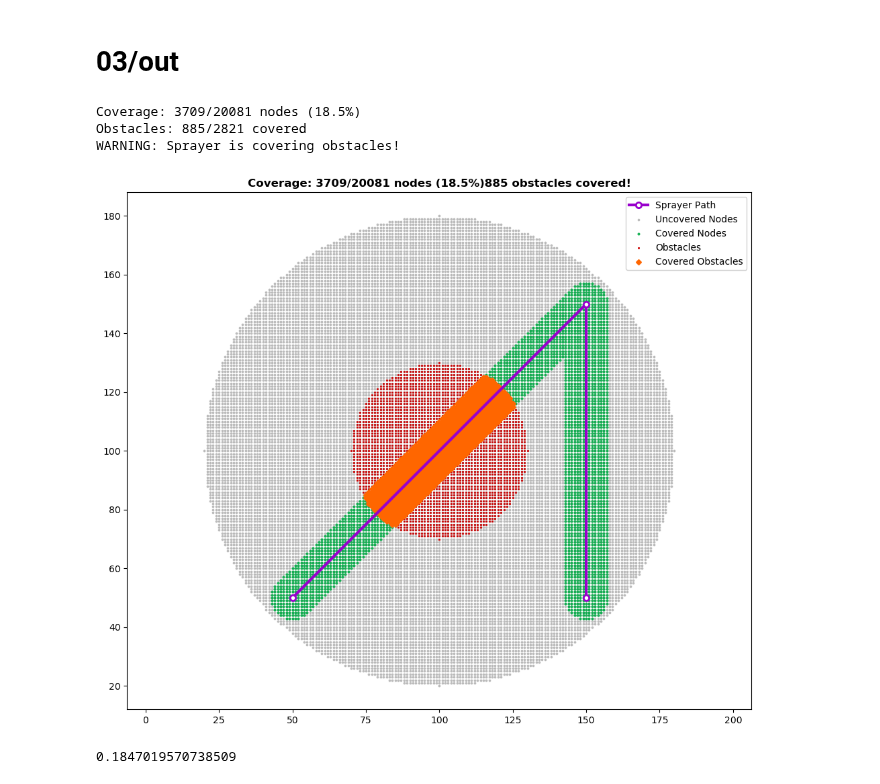
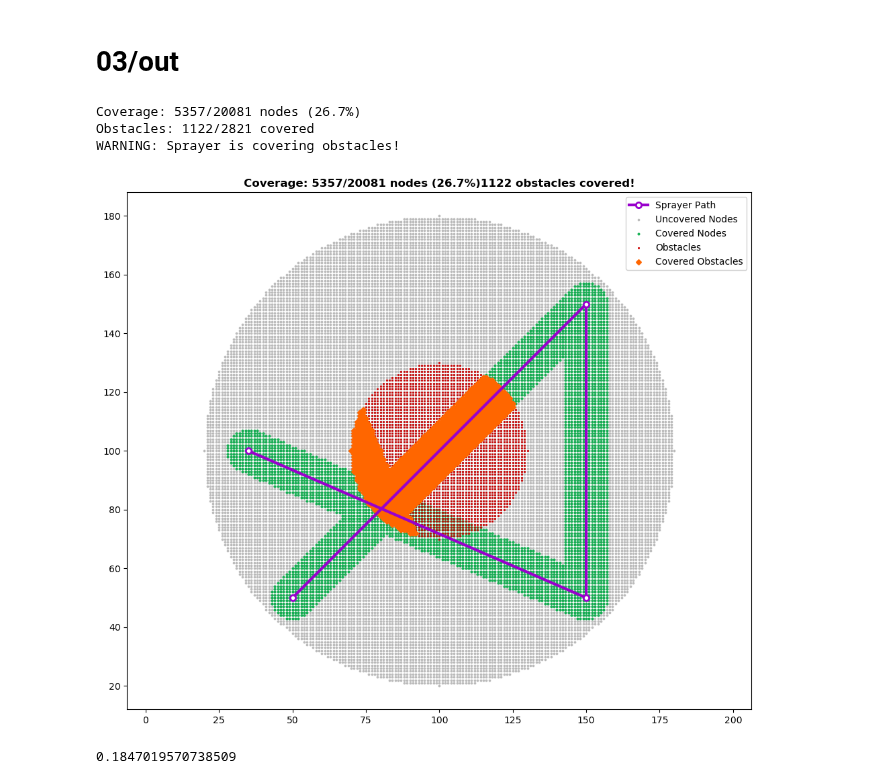
Before and after one commit to Everton-Colombo/MO824-Project, a Jupyter notebook: agricultural_csp/testing.ipynb, the cells around one changed output. Drawn from its saved outputs; the diff is of its cells as text; code cells hidden in the pictures.

```diff
--- a/agricultural_csp/testing.ipynb
+++ b/agricultural_csp/testing.ipynb
@@ -86,13 +86,13 @@ obstacle_nodes = np.argwhere(dist_from_center <= inner_radius)
 circular_inst = AgcspInstance(grid_nodes, obstacle_nodes, 15)
 circular_evaluator = AgcspEvaluator(circular_inst)
 # %%
-path=[(50, 50), (150, 150), (150, 50)]
+path=[(50, 50), (150, 150), (150, 50), (35, 100)]
 display_grid_and_path(circular_inst, circular_evaluator, path)
 # %% [output]
-Coverage: 3709/20081 nodes (18.5%)
-Obstacles: 885/2821 covered
+Coverage: 5357/20081 nodes (26.7%)
+Obstacles: 1122/2821 covered
 WARNING: Sprayer is covering obstacles!
-[figure, old version]
+[figure, new version]
 # %%
 sol = AgcspSolution(path)
 display(circular_evaluator.coverage_proportion(sol))
```
Also changed, not shown: parts of 6 cells of this notebook, 1 other file.
